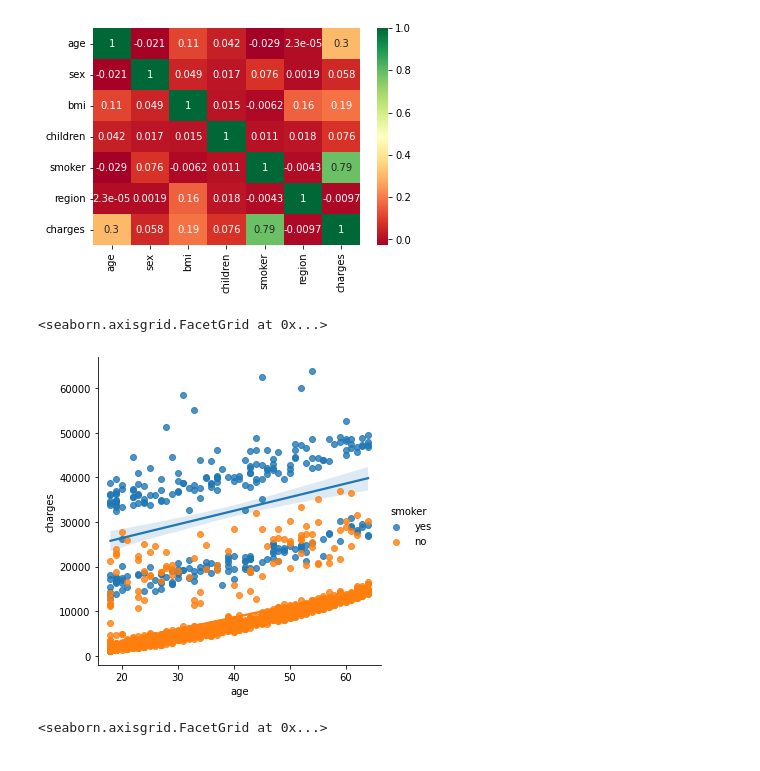
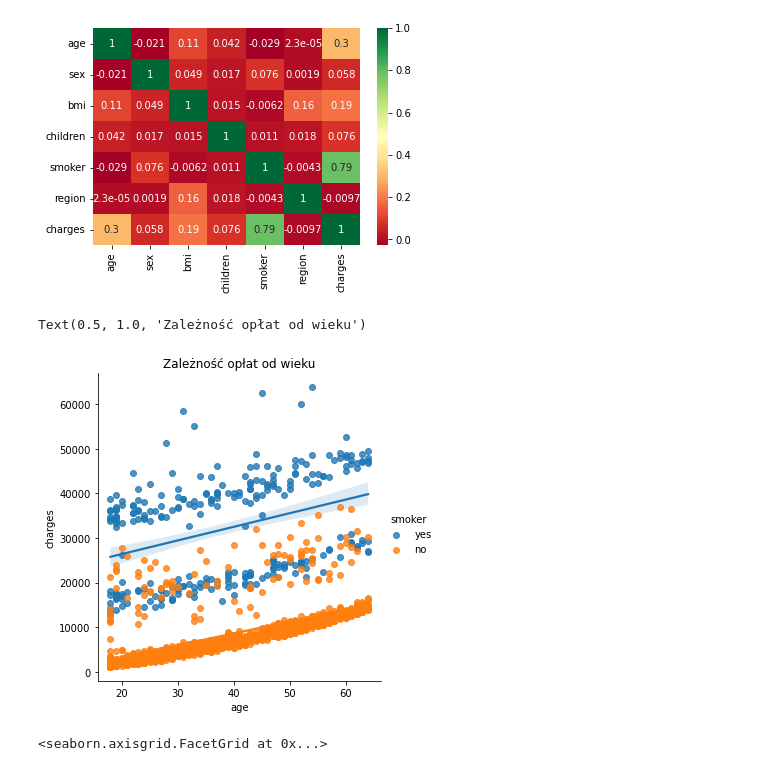
Before and after one commit to ewagaka/ML_regresja, a Jupyter notebook: ML_regresja_projekt.ipynb, the cells around one changed output. Saved outputs shown, nothing was run; the diff lists cells and outputs as text; code cells hidden in the pictures.

```diff
--- a/ML_regresja_projekt.ipynb
+++ b/ML_regresja_projekt.ipynb
@@ -182,9 +189,11 @@ sns.heatmap(count_corr, cmap= 'RdYlGn',annot=True)
 # %%
 # Regresja między wartościami "age" i "charges" wraz z wykazanim zależności od wartości "smoker"
 sns.lmplot(x='age', y='charges', data=df, hue='smoker')
+
+plt.title('Zależność opłat od wieku')
 # %% [output]
-<seaborn.axisgrid.FacetGrid at 0x...>
+Text(0.5, 1.0, 'Zależność opłat od wieku')
-[figure, old version]
+[figure, new version]
 # %%
 # Regresja między wartościami "bmi" i "charges" wraz z wykazanim zależności od wartości "smoker"
 sns.lmplot(x='bmi', y='charges', data=df, hue='smoker')
```
Also changed, not shown: parts of 7 cells of this notebook.
